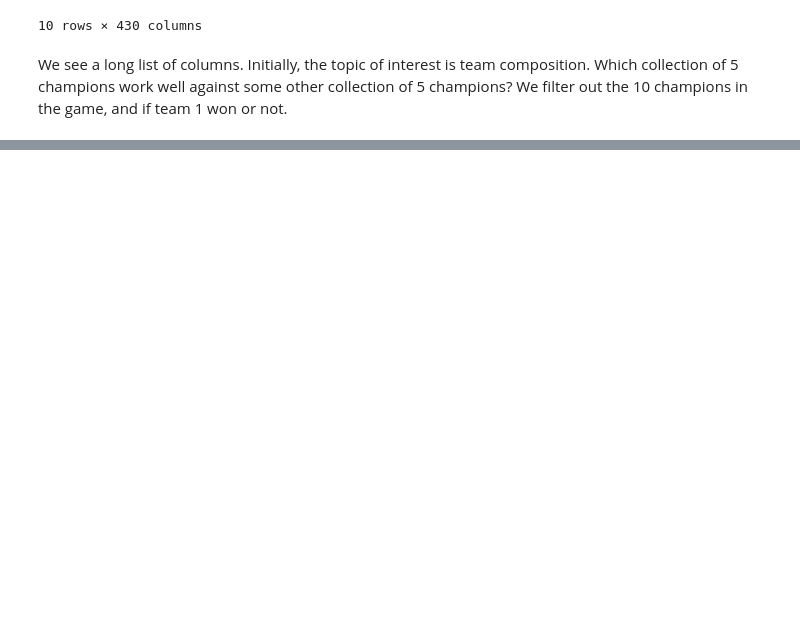
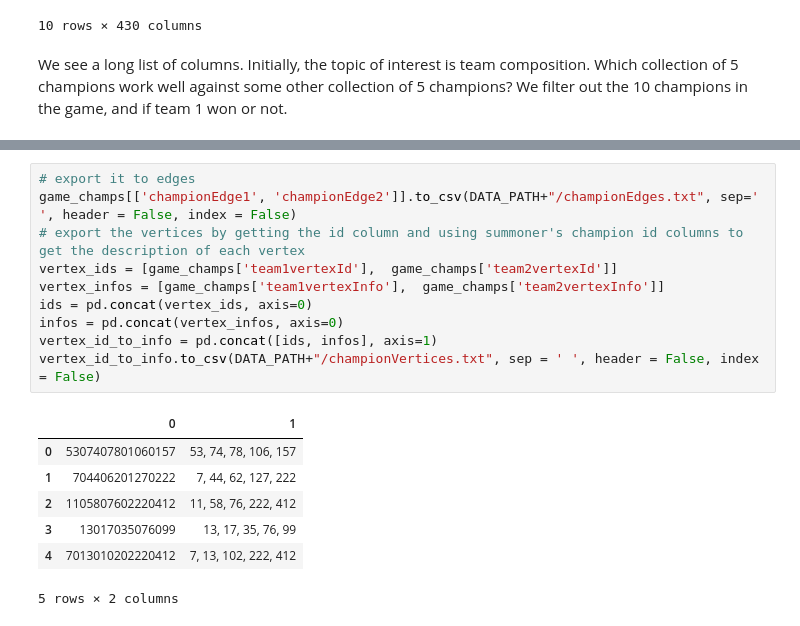
Before and after one commit to alechoey/trLOLing, a Jupyter notebook: analysis/final_project.ipynb, the cells around one changed output, grey strips where cells are left out. Cells and saved outputs as stored; diff of their text form; blank space fills up the shorter version.

```diff
--- a/analysis/final_project.ipynb
+++ b/analysis/final_project.ipynb
@@ -60,0 +110,18 @@ We thought that Graph processing would work best to look at the different team c
+# %%
+# export it to edges
+game_champs[['championEdge1', 'championEdge2']].to_csv(DATA_PATH+"/championEdges.txt", sep=' ', header = False, index = False)
+# export the vertices by getting the id column and using summoner's champion id columns to get the description of each vertex
+vertex_ids = [game_champs['team1vertexId'],  game_champs['team2vertexId']]
+vertex_infos = [game_champs['team1vertexInfo'],  game_champs['team2vertexInfo']]
+ids = pd.concat(vertex_ids, axis=0)
+infos = pd.concat(vertex_infos, axis=0)
+vertex_id_to_info = pd.concat([ids, infos], axis=1)
+vertex_id_to_info.to_csv(DATA_PATH+"/championVertices.txt", sep = ' ', header = False, index = False)
+# %% [output]
+|  | 0 | 1 |
+| 0 | 5307407801060157 | 53, 74, 78, 106, 157 |
+| 1 | 704406201270222 | 7, 44, 62, 127, 222 |
+| 2 | 1105807602220412 | 11, 58, 76, 222, 412 |
+| 3 | 13017035076099 | 13, 17, 35, 76, 99 |
+| 4 | 7013010202220412 | 7, 13, 102, 222, 412 |
+5 rows × 2 columns
```
Also changed, not shown: parts of 5 cells of this notebook.
